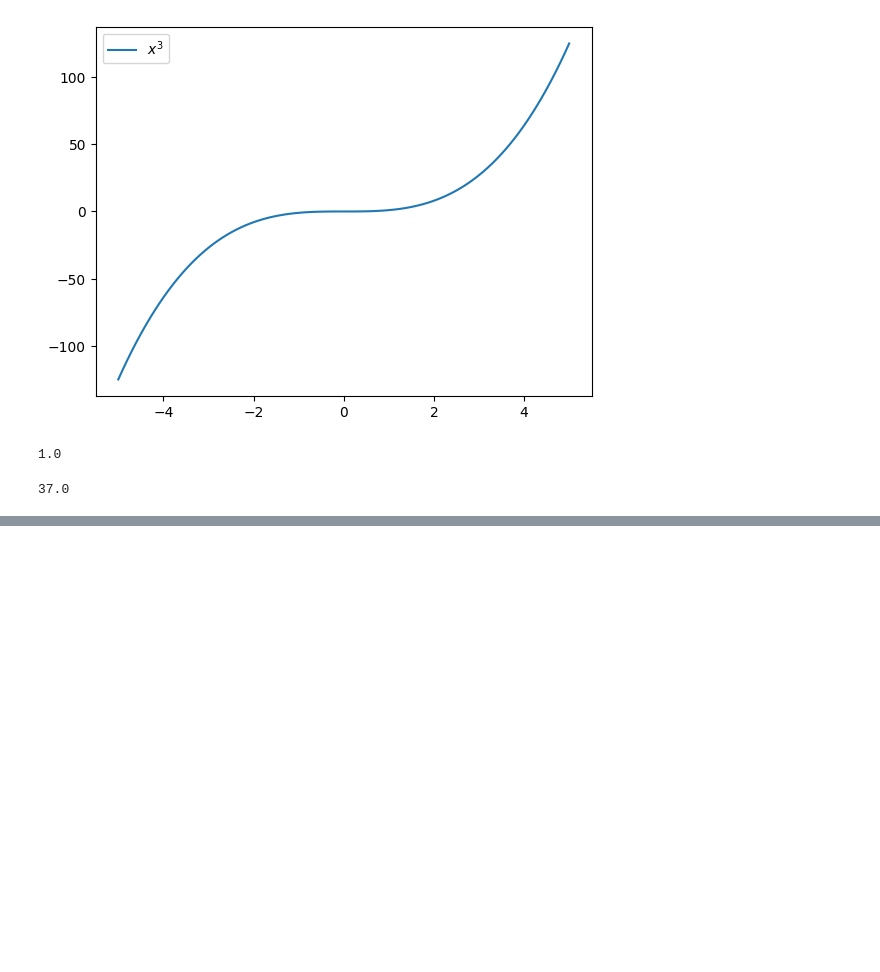
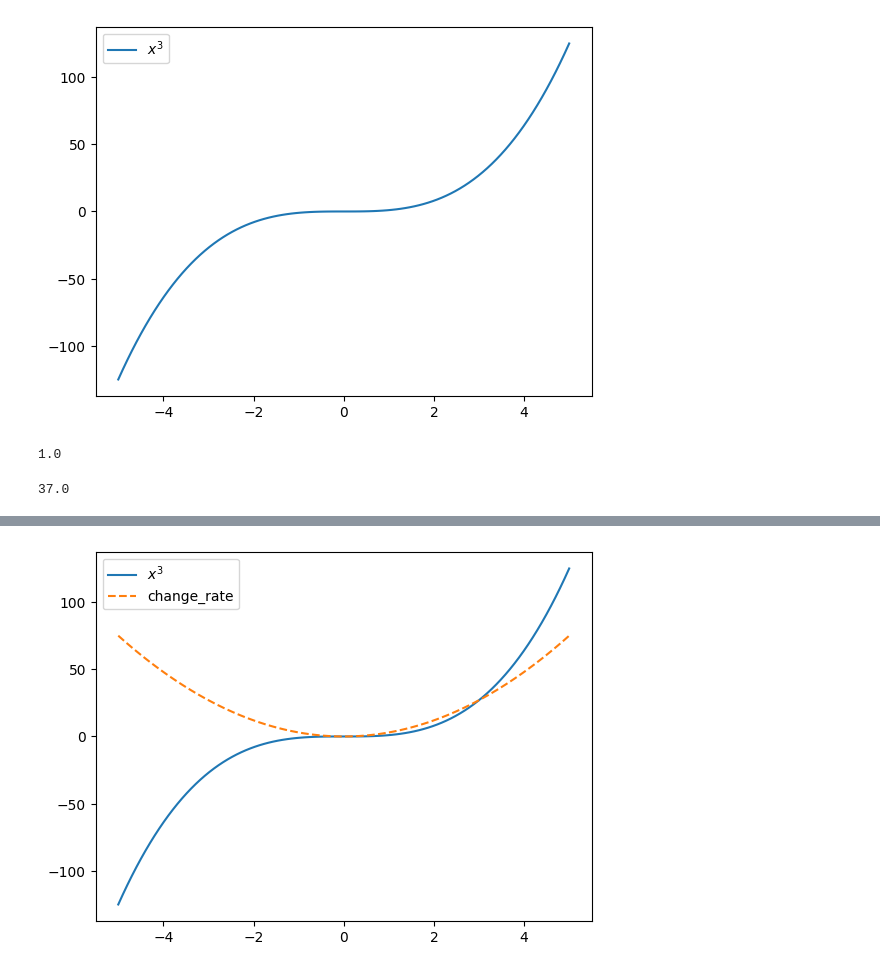
Before and after one commit to nasudadada/sandbox, a Jupyter notebook: python/math_bootcamp/calculus.ipynb, the cells around one changed output, grey strips where cells are left out. Drawn from its saved outputs; the diff is of its cells as text; code cells hidden in the pictures; blank space fills up the shorter version.

```diff
--- a/python/math_bootcamp/calculus.ipynb
+++ b/python/math_bootcamp/calculus.ipynb
@@ -40,0 +66,10 @@ calc_change_rate(x3, 3, 1)
+# %%
+# 変化量の計算結果グラフをなめらかにする
+r = calc_change_rate(f=x3, a=x, h=0.00001)
+
+plt.plot(x, x3(x), label="$x^3$")
+plt.plot(x, r, linestyle="dashed", label="change_rate")
+plt.legend()
+plt.show()
+# %% [output]
+[figure, added]
```
Also changed, not shown: parts of 2 cells of this notebook.
